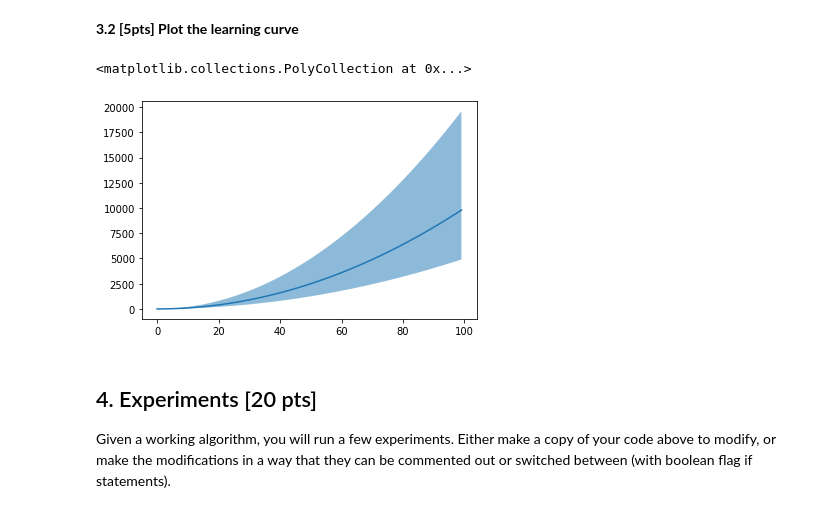
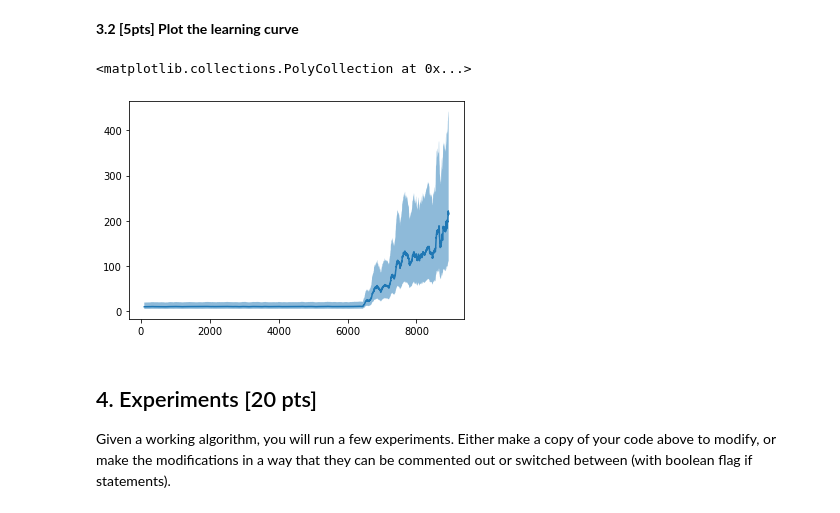
Before and after one commit to jds8/CPSC533V_2021W1, a Jupyter notebook: a2/a2.ipynb, the cells around one changed output. Cells and saved outputs as stored; diff of their text form; code cells hidden in the pictures.

```diff
--- a/a2/a2.ipynb
+++ b/a2/a2.ipynb
@@ -123,15 +142,17 @@ action space: Discrete(2)
 # Try running this before editing anything
 
 obs = env.reset()  # get initial state/observation
+rewards = 0
 
 while True:
     # TODO: replace this `action` with something that depends on `obs`
-    action = env.action_space.sample()  # random action
+    action = int(obs[3] > 0)
     obs, reward, done, info = env.step(action)
+    rewards += reward
 
     env.render()
     time.sleep(0.1)  # so it doesn't render too quickly
     if done: break
 env.close()
-
+print(rewards)
 # TODO: print out your total sum of rewards here
@@ -172,6 +200,8 @@ Your task is to discretize the state/observation space so that it is compatible
 # %%
 # Q2.1
 
+obs_high = np.asarray([4.8, 2, 0.418, 2])
+obs_low = np.asarray([-4.8, -2, -0.418, -2])
 def obs_normalizer(obs):
     """Normalize the observations between 0 and 1
 
@@ -186,8 +216,7 @@ def obs_normalizer(obs):
     """
     # HINT: check out env.observation_space.high, env.observation_space.low
 
-    # TODO: implement this function
-    raise NotImplementedError('TODO')
+    return (obs - obs_low) / (obs_high - obs_low)
 # %%
 ### TEST 2.1
 def test_normed():
@@ -213,10 +244,9 @@ def get_bins(normed, num_bins):
         num_bins (int): how many bins to use
     Returns:
         binned (np.ndarray of type np.int): shape (4,) where all elements are values in range [0,num_bins-1]
+    """
 
-    """
-    # TODO: implement this function
-    raise NotImplementedError('TODO')
+    return np.digitize(normed, np.arange(0,1,1/num_bins))-1
 # %%
 ### TEST 2.2
 obs = env.reset()
@@ -299,24 +377,27 @@ print('Value of Q Table at that obs/state value', Q[s])
 # %%
 # Q3.2
 
 # TODO: Plot the learning curve.
 #       Below is a snippet for generate a curve with upper and lower bounds.
 #       From your training loop above, save the episode rewards.
 #       Rerun the training code a few times to get min and max.
 
+import matplotlib.pyplot as plt
+from bottleneck import move_mean
 
-import matplotlib.pyplot as plt
 
-x = np.arange(100)
-y = x ** 2
-plt.plot(y)
+x = np.arange(len(episode_rewards))
+y = episode_rewards
 
-lower_bound = 0.5*y
-upper_bound = 2.0*y
+window_size = 100
+plt.plot(move_mean(episode_rewards, window_size))
+
+lower_bound = 0.5*np.asarray(move_mean(episode_rewards, window_size))
+upper_bound = 2.0*np.asarray(move_mean(episode_rewards, window_size))
 plt.fill_between(x, lower_bound, upper_bound, alpha=0.5)
 # %% [output]
 <matplotlib.collections.PolyCollection at 0x...>
-[figure, old version]
+[figure, new version]
 # %% [markdown]
 ## 4. Experiments [20 pts]
 
```
Also changed, not shown: parts of 29 cells of this notebook.
